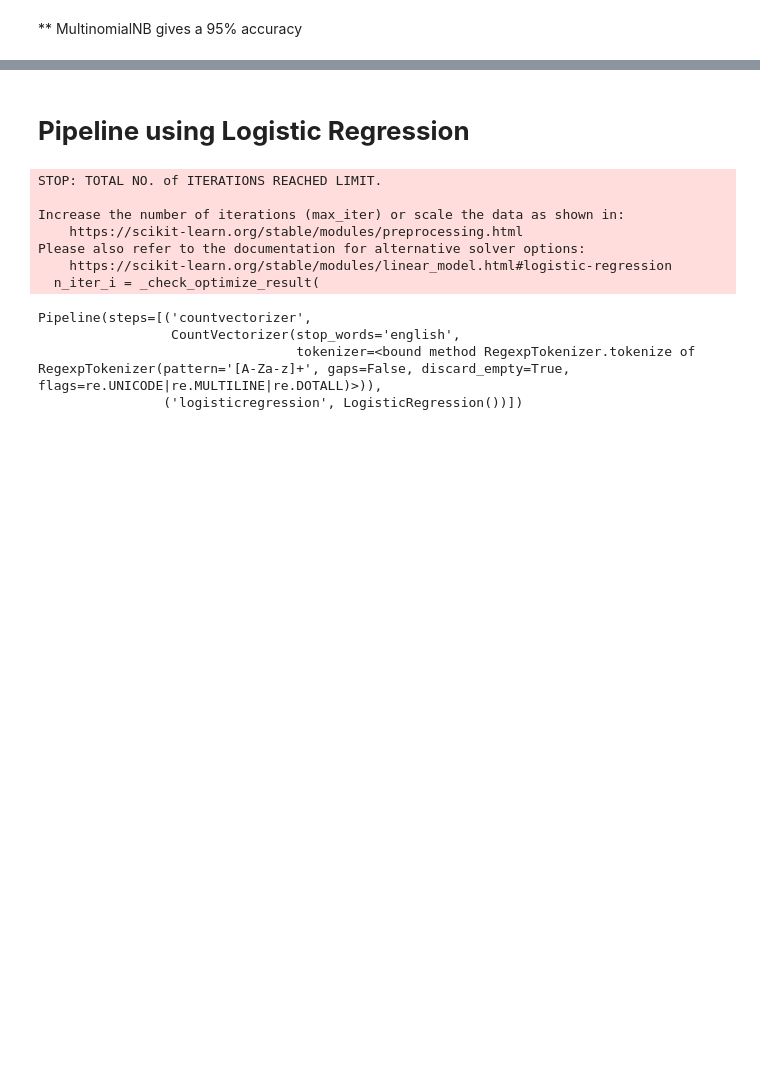
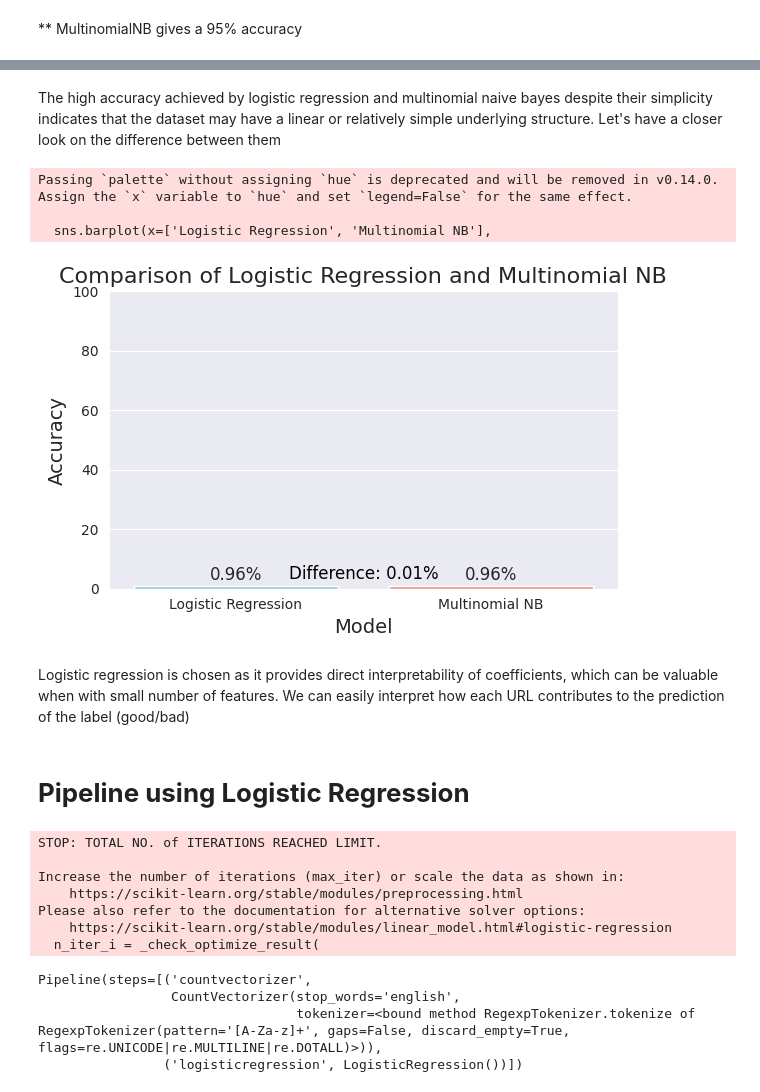
Before and after one commit to Kairos5106/data-science, a Jupyter notebook: test.ipynb, the cells around one changed output, grey strips where cells are left out. Drawn from its saved outputs; the diff is of its cells as text; code cells hidden in the pictures; blank space fills up the shorter version.

```diff
--- a/test.ipynb
+++ b/test.ipynb
@@ -661,3 +759,44 @@ sns.barplot(acc.Accuracy)
+# %% [markdown]
+The high accuracy achieved by logistic regression and multinomial naive bayes despite their simplicity indicates that the dataset may have a linear or relatively simple underlying structure. Let's have a closer look on the difference between them
+# %%
+# Accuracy scores of logistic regression and multinomial naive Bayes
+logreg_accuracy = Scores_ml['Logistic Regression']
+mnb_accuracy = Scores_ml['MultinomialNB']
+
+# Calculate the percentage difference in accuracy
+percentage_difference = abs(logreg_accuracy - mnb_accuracy)
+
+# Plotting the paired bar plot
+plt.figure(figsize=(6,4))
+sns.barplot(x=['Logistic Regression', 'Multinomial NB'],
+            y=[logreg_accuracy, mnb_accuracy],
+            palette=['skyblue', 'salmon'])
+
+# Accuracy values
+for i, accuracy in enumerate([logreg_accuracy, mnb_accuracy]):
+    plt.text(i, accuracy + 0.5, f'{accuracy:.2f}%', ha='center', va='bottom', fontsize=12)
+
+# Percentage difference
+plt.text(0.5, (logreg_accuracy + mnb_accuracy) / 2 + 1,
+         f'Difference: {percentage_difference:.2f}%',
+         ha='center', va='bottom', fontsize=12, color='black')
+
+# Labels and title
+plt.xlabel('Model', fontsize=14)
+plt.ylabel('Accuracy', fontsize=14)
+plt.title('Comparison of Logistic Regression and Multinomial NB', fontsize=16)
+plt.ylim(0, 100)  # Set y-axis limit
+
+# Show plot
+plt.tight_layout()
+plt.show()
+# %% [output]
+Passing `palette` without assigning `hue` is deprecated and will be removed in v0.14.0. Assign the `x` variable to `hue` and set `legend=False` for the same effect.
+
+  sns.barplot(x=['Logistic Regression', 'Multinomial NB'],
+[figure, added]
+# %% [markdown]
+Logistic regression is chosen as it provides direct interpretability of coefficients, which can be valuable when with small number of features. We can easily interpret how each URL contributes to the prediction of the label (good/bad)
 # %% [markdown]
 # **Pipeline using Logistic Regression**
 # %%
```
Also changed, not shown: parts of 35 cells of this notebook.
